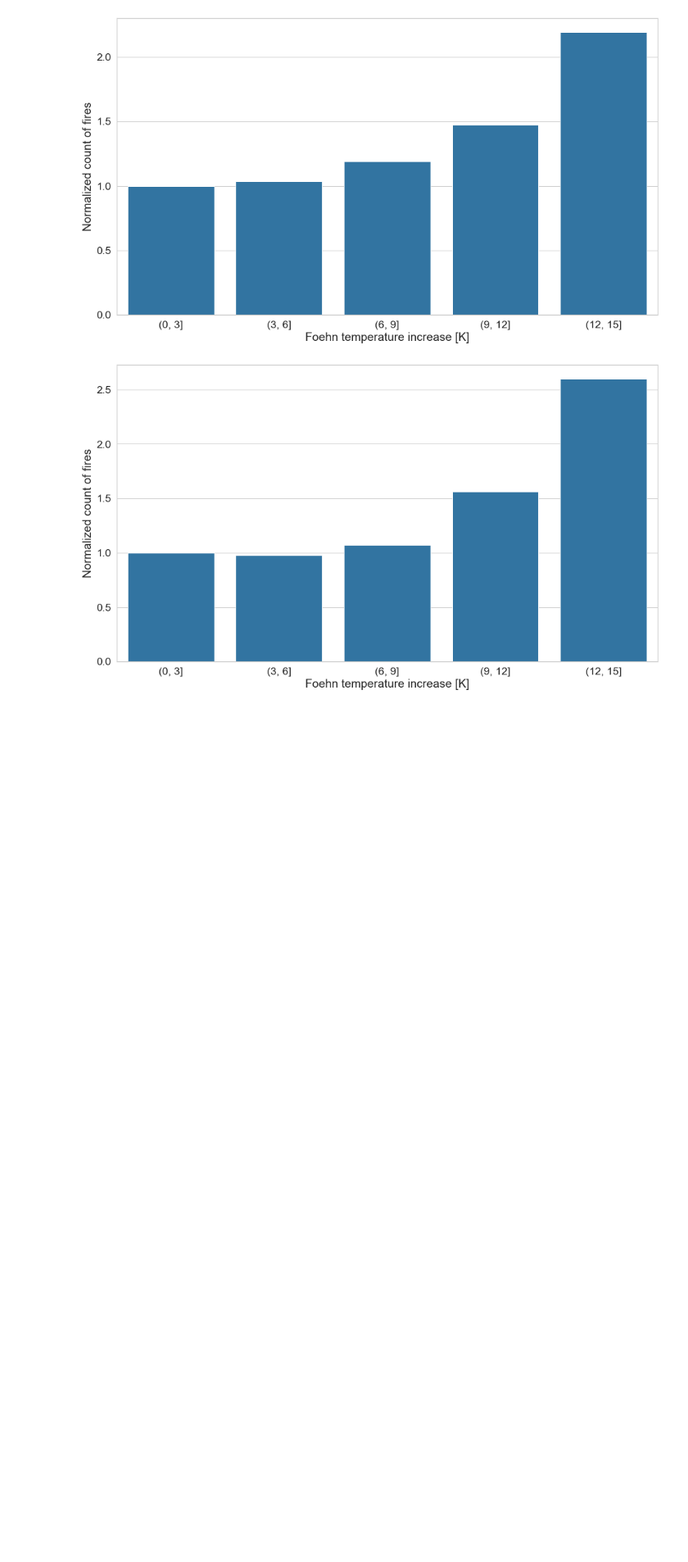
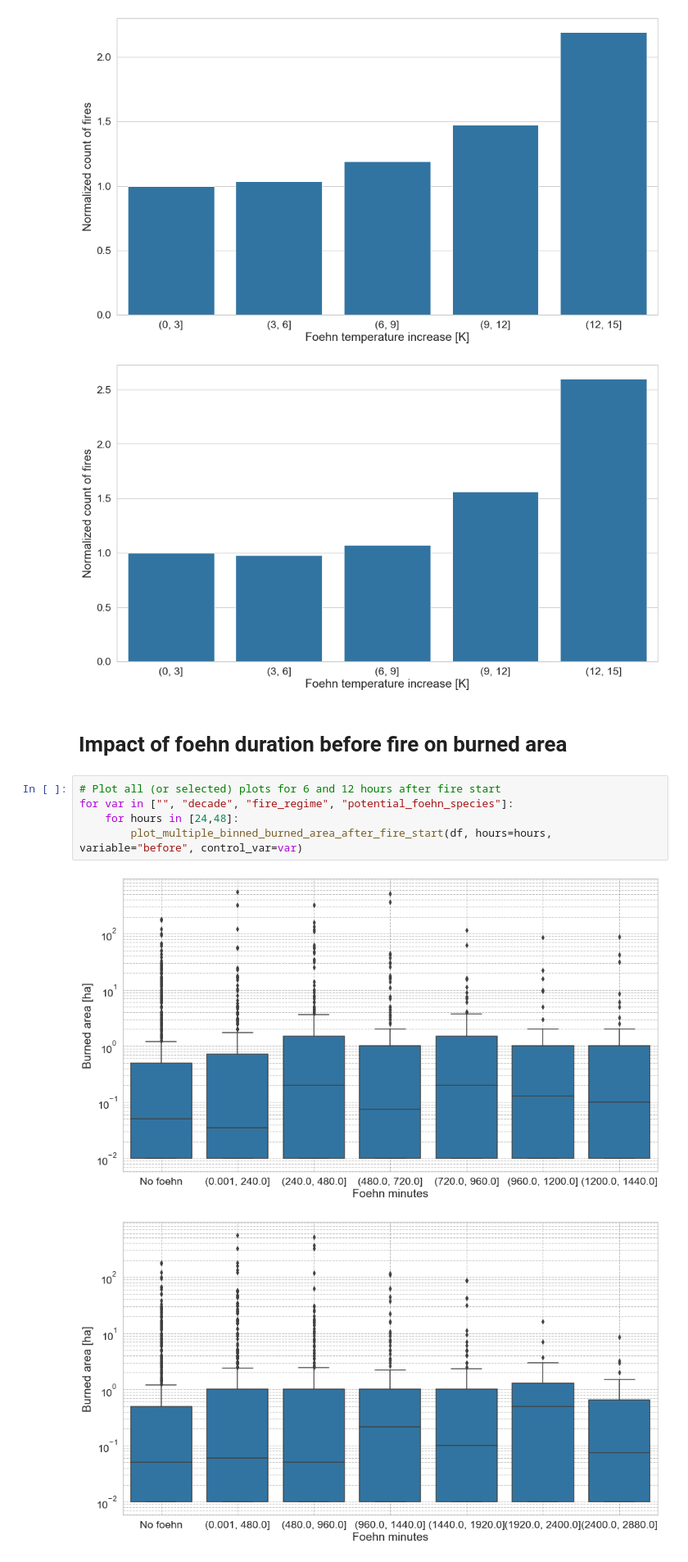
Before and after one commit to ch-mon/foehn-fire-impact, a Jupyter notebook: notebooks/data_exploration.ipynb, the cells around one changed output. Shown at 82% size. Drawn from its saved outputs; the diff is of its cells as text; blank space fills up the shorter version.

Commit message:
Added before and after foehn comparison on burned area

```diff
--- a/notebooks/data_exploration.ipynb
+++ b/notebooks/data_exploration.ipynb
@@ -188,3 +191,13 @@ for hour in [24,48]:
 # %% [output]
 [figure]
 [figure]
+# %% [markdown]
+# Impact of foehn duration before fire on burned area
+# %%
+# Plot all (or selected) plots for 6 and 12 hours after fire start
+for var in ["", "decade", "fire_regime", "potential_foehn_species"]:
+    for hours in [24,48]:
+        plot_multiple_binned_burned_area_after_fire_start(df, hours=hours, variable="before", control_var=var)
+# %% [output]
+[figure, added]
+[figure, added]
```
Also changed, not shown: parts of 7 cells of this notebook, 1 other file.
